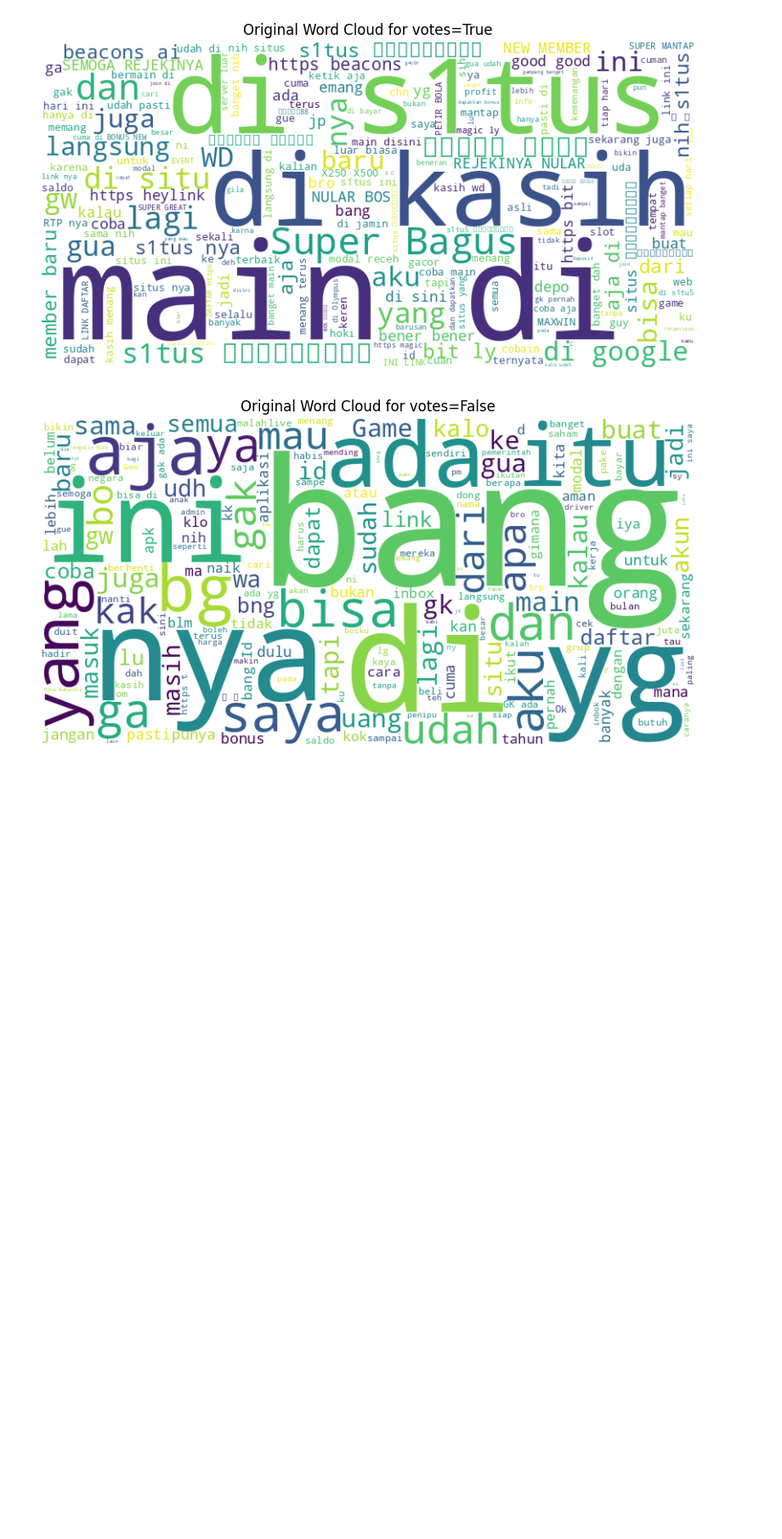
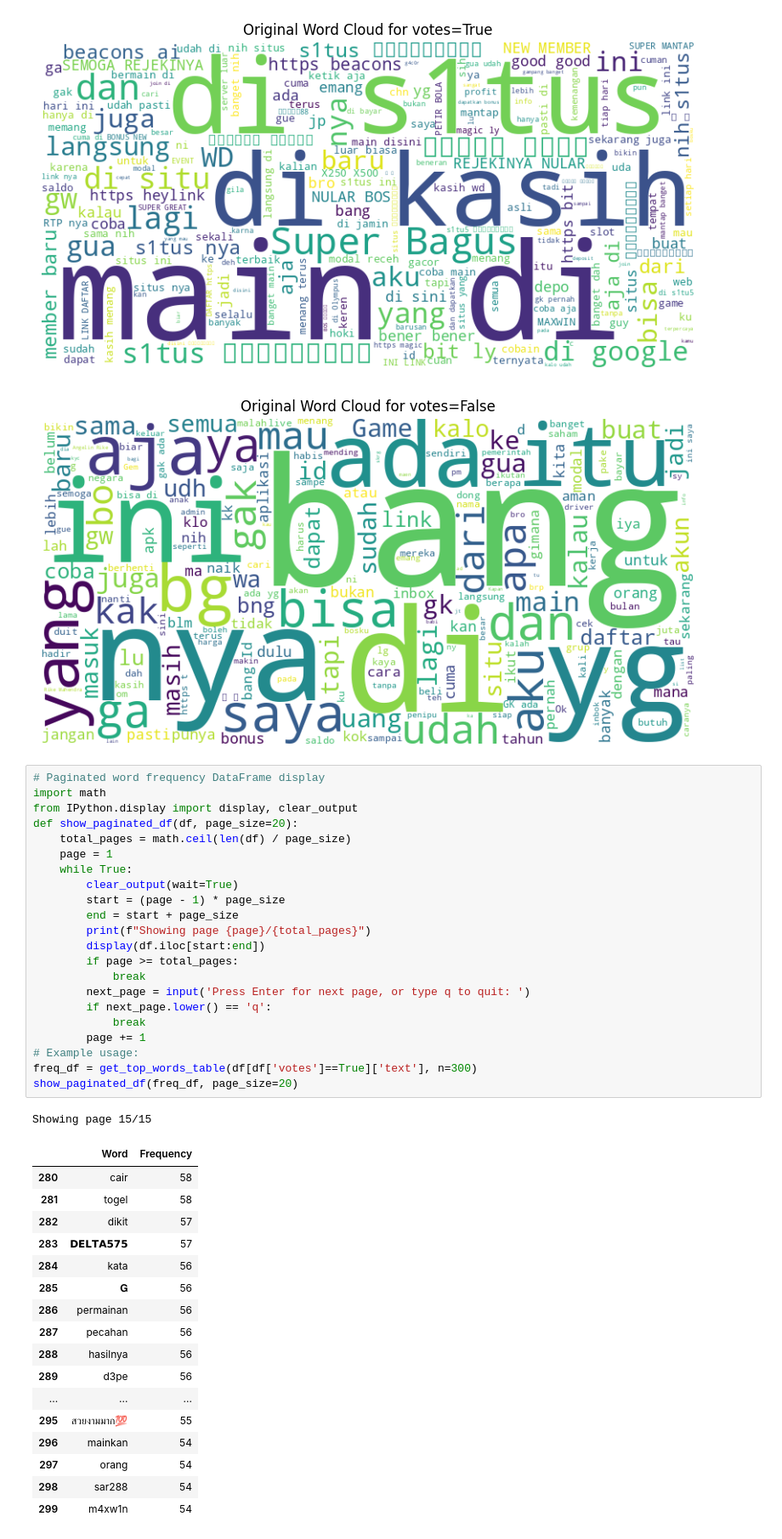
Before and after one commit to M4RV3L24/Online-Gambling-Detection-using-IndoBERTweet, a Jupyter notebook: Preprocessing/data_analysis.ipynb, the cells around one changed output. Shown at 85% size. Saved outputs shown, nothing was run; the diff lists cells and outputs as text; blank space fills up the shorter version.

```diff
--- a/Preprocessing/data_analysis.ipynb
+++ b/Preprocessing/data_analysis.ipynb
@@ -171,3 +228,44 @@ for label in [True, False]:
 # %% [output]
 [figure]
 [figure]
+# %%
+# Paginated word frequency DataFrame display
+import math
+from IPython.display import display, clear_output
+def show_paginated_df(df, page_size=20):
+    total_pages = math.ceil(len(df) / page_size)
+    page = 1
+    while True:
+        clear_output(wait=True)
+        start = (page - 1) * page_size
+        end = start + page_size
+        print(f"Showing page {page}/{total_pages}")
+        display(df.iloc[start:end])
+        if page >= total_pages:
+            break
+        next_page = input('Press Enter for next page, or type q to quit: ')
+        if next_page.lower() == 'q':
+            break
+        page += 1
+# Example usage:
+freq_df = get_top_words_table(df[df['votes']==True]['text'], n=300)
+show_paginated_df(freq_df, page_size=20)
+# %% [output]
+Showing page 15/15
+|  | Word | Frequency |
+| 280 | cair | 58 |
+| 281 | togel | 58 |
+| 282 | dikit | 57 |
+| 283 | 𝗗𝗘𝗟𝗧𝗔𝟱𝟳𝟱 | 57 |
+| 284 | kata | 56 |
+| 285 | 𝐆 | 56 |
+| 286 | permainan | 56 |
+| 287 | pecahan | 56 |
+| 288 | hasilnya | 56 |
+| 289 | d3pe | 56 |
+| ... | ... | ... |
+| 295 | สวยงามมาก💯 | 55 |
+| 296 | mainkan | 54 |
+| 297 | orang | 54 |
+| 298 | sar288 | 54 |
+| 299 | m4xw1n | 54 |
```
Also changed, not shown: parts of 3 cells of this notebook.
